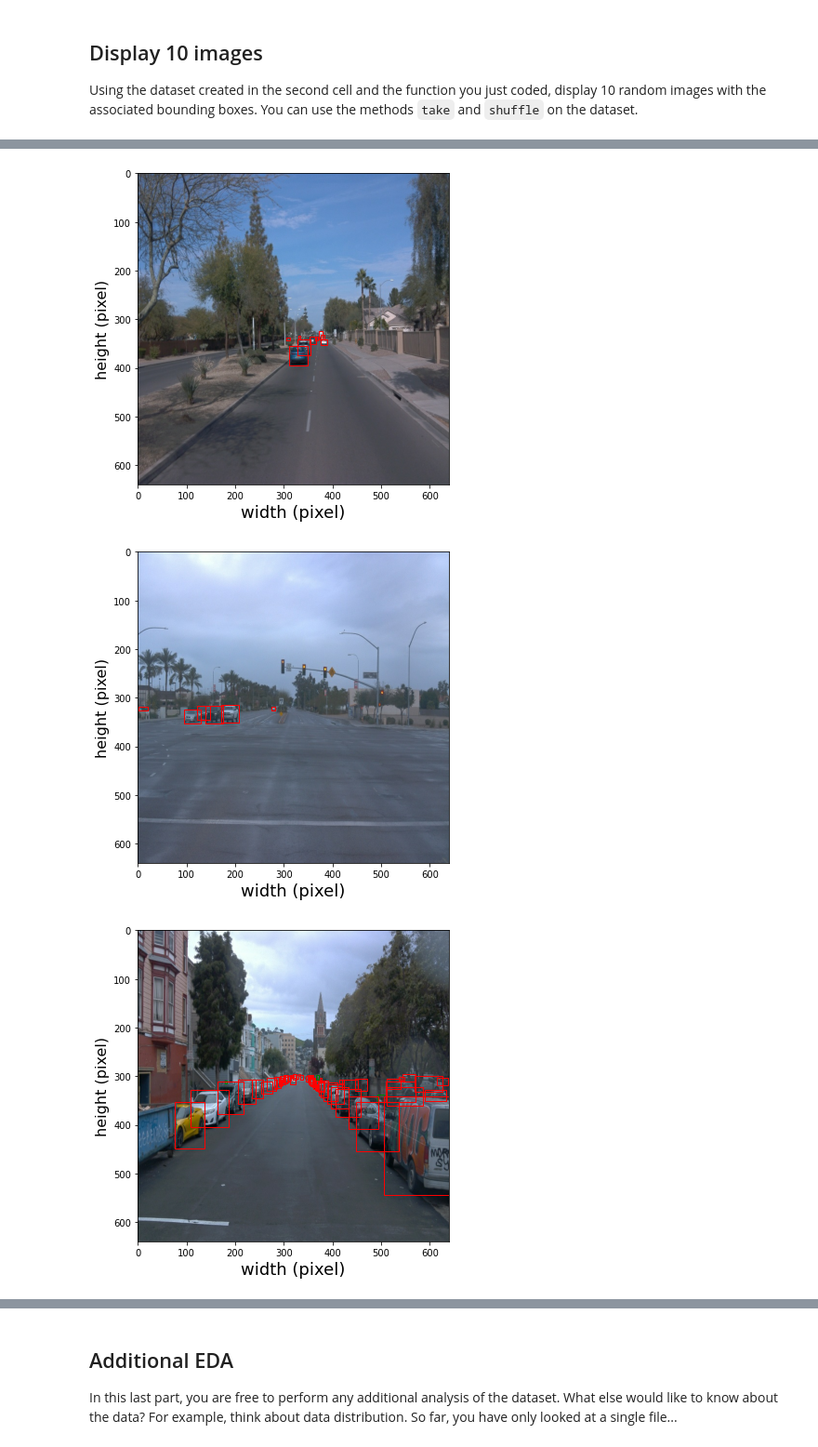
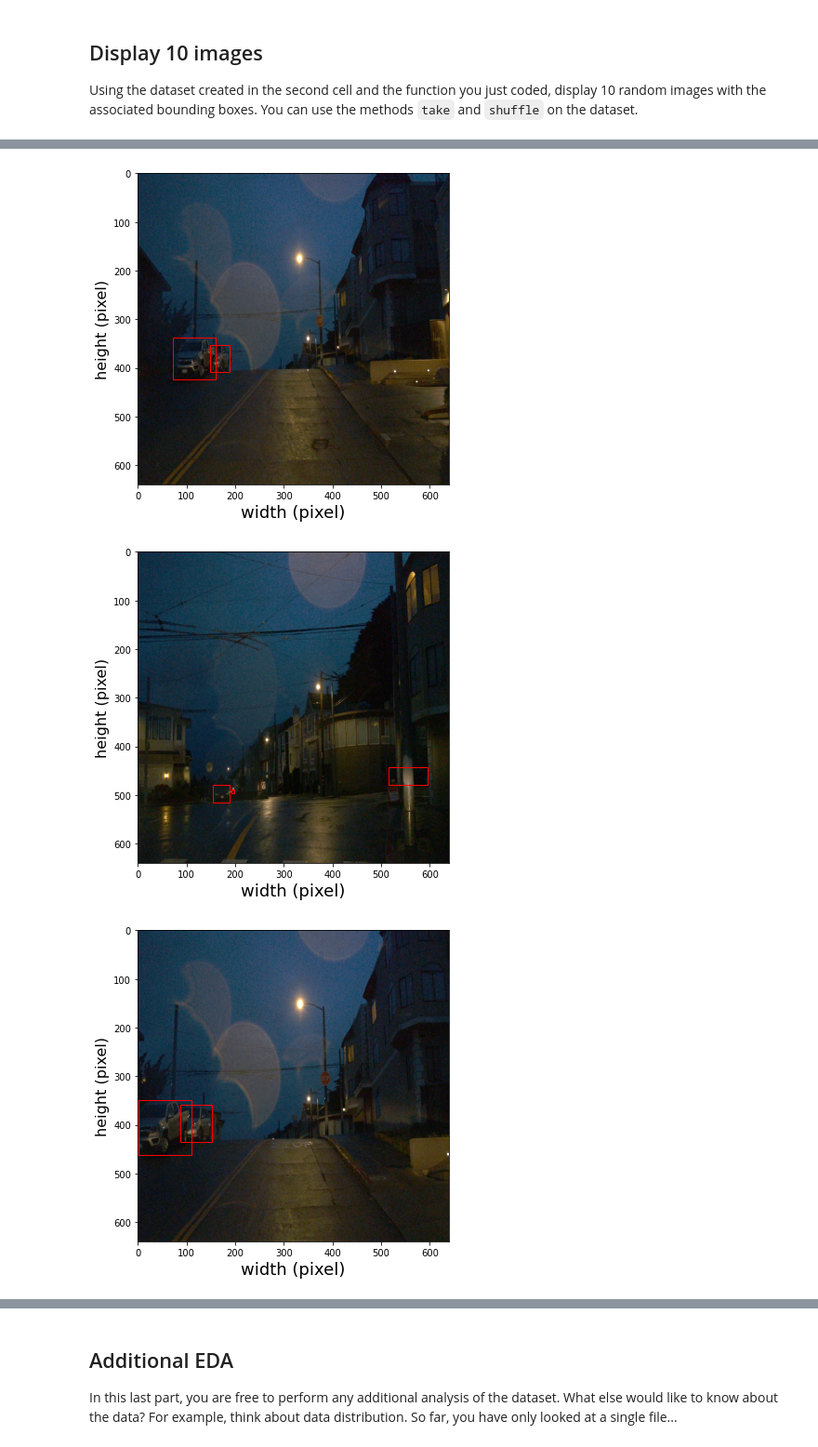
Before and after one commit to DavidAbdelmalek/Self_Driving_Car_ND, a Jupyter notebook: nd013-c1-vision-starter/Exploratory Data Analysis.ipynb, the cells around one changed output, grey strips where cells are left out. Shown at 93% size. Cells and saved outputs as stored; diff of their text form; code cells hidden in the pictures.

```diff
--- a/nd013-c1-vision-starter/Exploratory Data Analysis.ipynb
+++ b/nd013-c1-vision-starter/Exploratory Data Analysis.ipynb
@@ -22,6 +22,6 @@ from utils import parse_frame, int64_feature, int64_list_feature, bytes_feature,
 
 Implement the `display_instances` function below. This function takes a batch as an input and display an image with its corresponding bounding boxes. The only requirement is that the classes should be color coded (eg, vehicles in red, pedestrians in blue, cyclist in green).
 # %%
-dataset = get_dataset("data/preprocessed_data/*")
+dataset = get_dataset("data/train/segment-10107710434105775874_760_000_780_000_with_camera_labels.tfrecord")
 dataset
 # %% [output]
@@ -79,8 +74,9 @@ def display_instances(batch):
 Using the dataset created in the second cell and the function you just coded, display 10 random images with the associated bounding boxes. You can use the methods `take` and `shuffle` on the dataset.
 # %%
 ## STUDENT SOLUTION HERE
-selected_dataset = dataset.shuffle(100,seed=12)
+selected_dataset = dataset.shuffle(80,seed=12)
 selected_dataset = selected_dataset.take(10)
+print(selected_dataset)
 for batch in selected_dataset:
     display_instances(batch)
 # %% [output]
@@ -90,3 +87,3 @@ for batch in selected_dataset:
-[figure, old version]
+[figure, new version]
-[figure, old version]
+[figure, new version]
-[figure, old version]
+[figure, new version]
```
Also changed, not shown: parts of 3 cells of this notebook.
